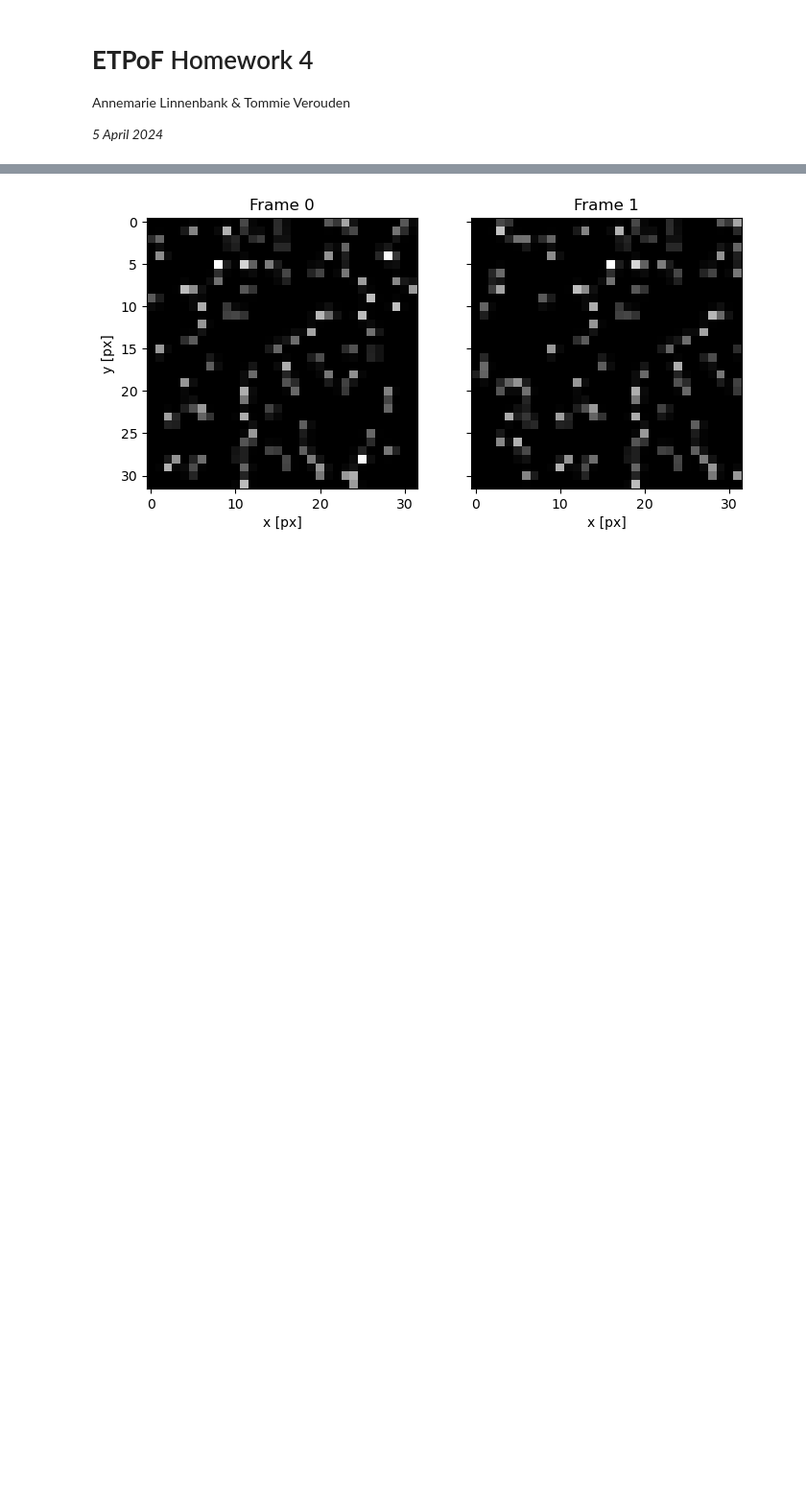
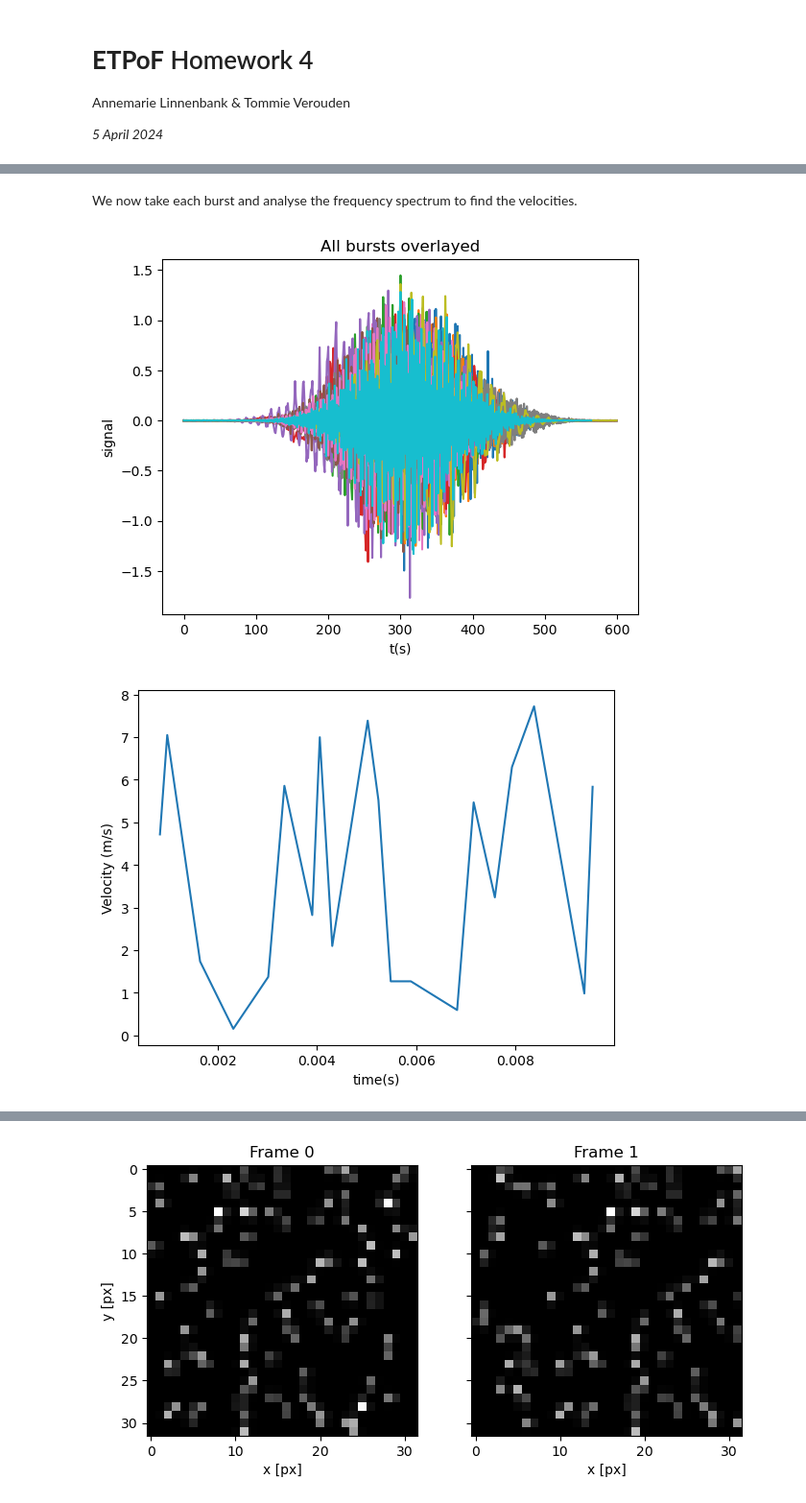
Before and after one commit to TFLVerouden/ETPoF, a Jupyter notebook: HW4/ETPoF_HW4.ipynb, the cells around one changed output, grey strips where cells are left out. Shown at 96% size. Cells and saved outputs as stored; diff of their text form; code cells hidden in the pictures; blank space fills up the shorter version.

```diff
--- a/HW4/ETPoF_HW4.ipynb
+++ b/HW4/ETPoF_HW4.ipynb
@@ -13,0 +112,39 @@ from tqdm import trange
+# %% [markdown]
+We now take each burst and analyse the frequency spectrum to find the velocities.
+# %%
+#take each burst and analyse the frequency spectrum
+V = np.zeros(0)
+T = np.zeros(0)
+for i in peaks:
+    #find burst signal
+    burst = signal[i-whalf:i+whalf]
+
+    plt.figure(4)
+    plt.plot(burst)
+    plt.title('All bursts overlayed')
+    plt.xlabel('t(s)')
+    plt.ylabel('signal')
+
+    #frequency spectrum analysis
+    fs = 1/(t[1]-t[0])     # Hz
+    n_pieces = 1
+    f, PS = bartlett_fft(burst, fs, n_pieces)
+
+    #find most powerful frequency
+    ind = np.argmax(PS) #find peak
+    fD = abs(f[ind])
+
+
+    vp = fD*lam/(2*np.sin(angle/2))
+    #v = vp/(1-np.exp(-t[i]/tau_air[0]))
+    V = np.append(V, vp)
+    T = np.append(T, t[i])
+plt.show()
+plt.figure(3)
+plt.plot(T, V)
+plt.xlabel('time(s)')
+plt.ylabel('Velocity (m/s)')
+plt.show()
+# %% [output]
+[figure, added]
+[figure, added]
```
Also changed, not shown: parts of 15 cells of this notebook.
